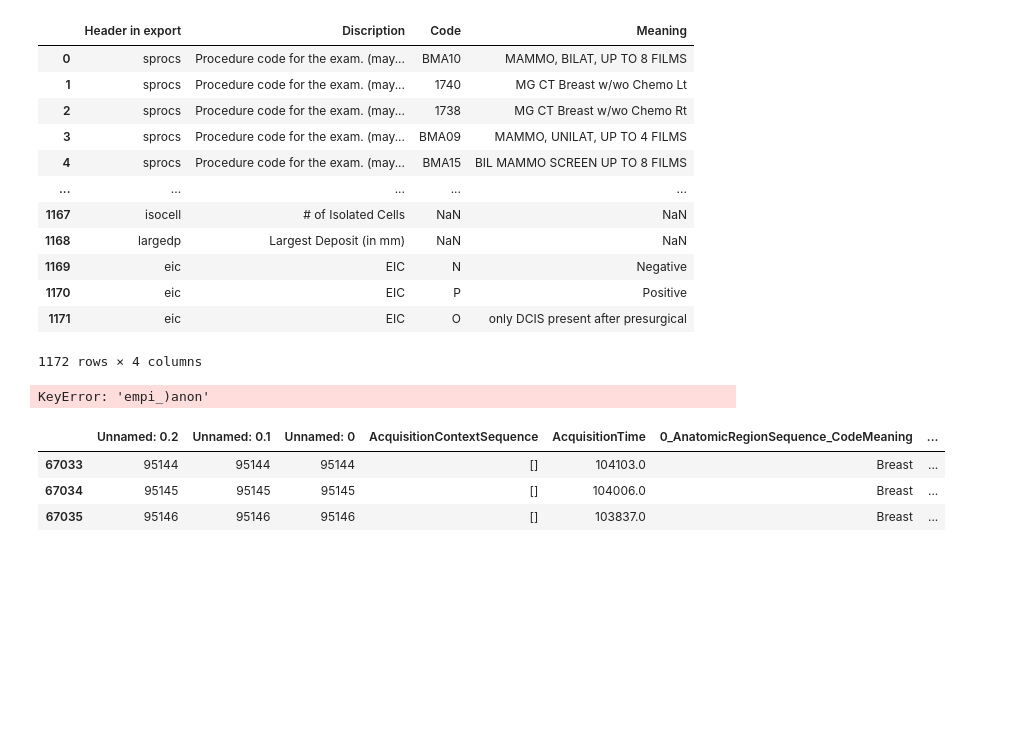
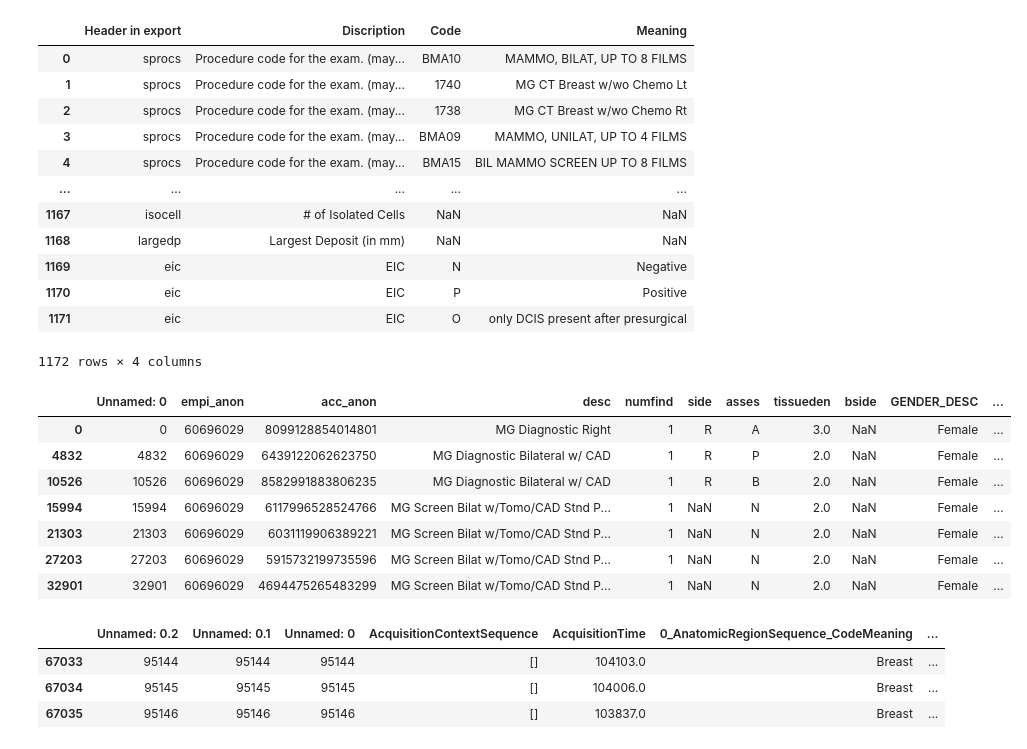
Before and after one commit to jayson1200/mammo-flamingo, a Jupyter notebook: dataset-generators/EMORY/emory-dataset-generator/dataset-analysis.ipynb, the cells around one changed output. Drawn from its saved outputs; the diff is of its cells as text; code cells hidden in the pictures; blank space fills up the shorter version.

```diff
--- a/dataset-generators/EMORY/emory-dataset-generator/dataset-analysis.ipynb
+++ b/dataset-generators/EMORY/emory-dataset-generator/dataset-analysis.ipynb
@@ -64,9 +64,16 @@ embed_legend
 1172 rows × 4 columns
 # %%
 exp_empi_anon = 60696029
-embed_clinical.loc[embed_clinical["empi_)anon"] == exp_empi_anon]
+embed_clinical.loc[embed_clinical["empi_anon"] == exp_empi_anon]
 # %% [output]
-KeyError: 'empi_)anon'
+|  | Unnamed: 0 | empi_anon | acc_anon | desc | numfind | side | asses | tissueden | bside | GENDER_DESC | ... |
+| 0 | 0 | 60696029 | 8099128854014801 | MG Diagnostic Right | 1 | R | A | 3.0 | NaN | Female | ... |
+| 4832 | 4832 | 60696029 | 6439122062623750 | MG Diagnostic Bilateral w/ CAD | 1 | R | P | 2.0 | NaN | Female | ... |
+| 10526 | 10526 | 60696029 | 8582991883806235 | MG Diagnostic Bilateral w/ CAD | 1 | R | B | 2.0 | NaN | Female | ... |
+| 15994 | 15994 | 60696029 | 6117996528524766 | MG Screen Bilat w/Tomo/CAD Stnd P... | 1 | NaN | N | 2.0 | NaN | Female | ... |
+| 21303 | 21303 | 60696029 | 6031119906389221 | MG Screen Bilat w/Tomo/CAD Stnd P... | 1 | NaN | N | 2.0 | NaN | Female | ... |
+| 27203 | 27203 | 60696029 | 5915732199735596 | MG Screen Bilat w/Tomo/CAD Stnd P... | 1 | NaN | N | 2.0 | NaN | Female | ... |
+| 32901 | 32901 | 60696029 | 4694475265483299 | MG Screen Bilat w/Tomo/CAD Stnd P... | 1 | NaN | N | 2.0 | NaN | Female | ... |
 # %%
 acc_anon = 8099128854014801
 embed_metadata.loc[embed_metadata["acc_anon"] == acc_anon]
```
Also changed, not shown: parts of 7 cells of this notebook, 1 other file.
